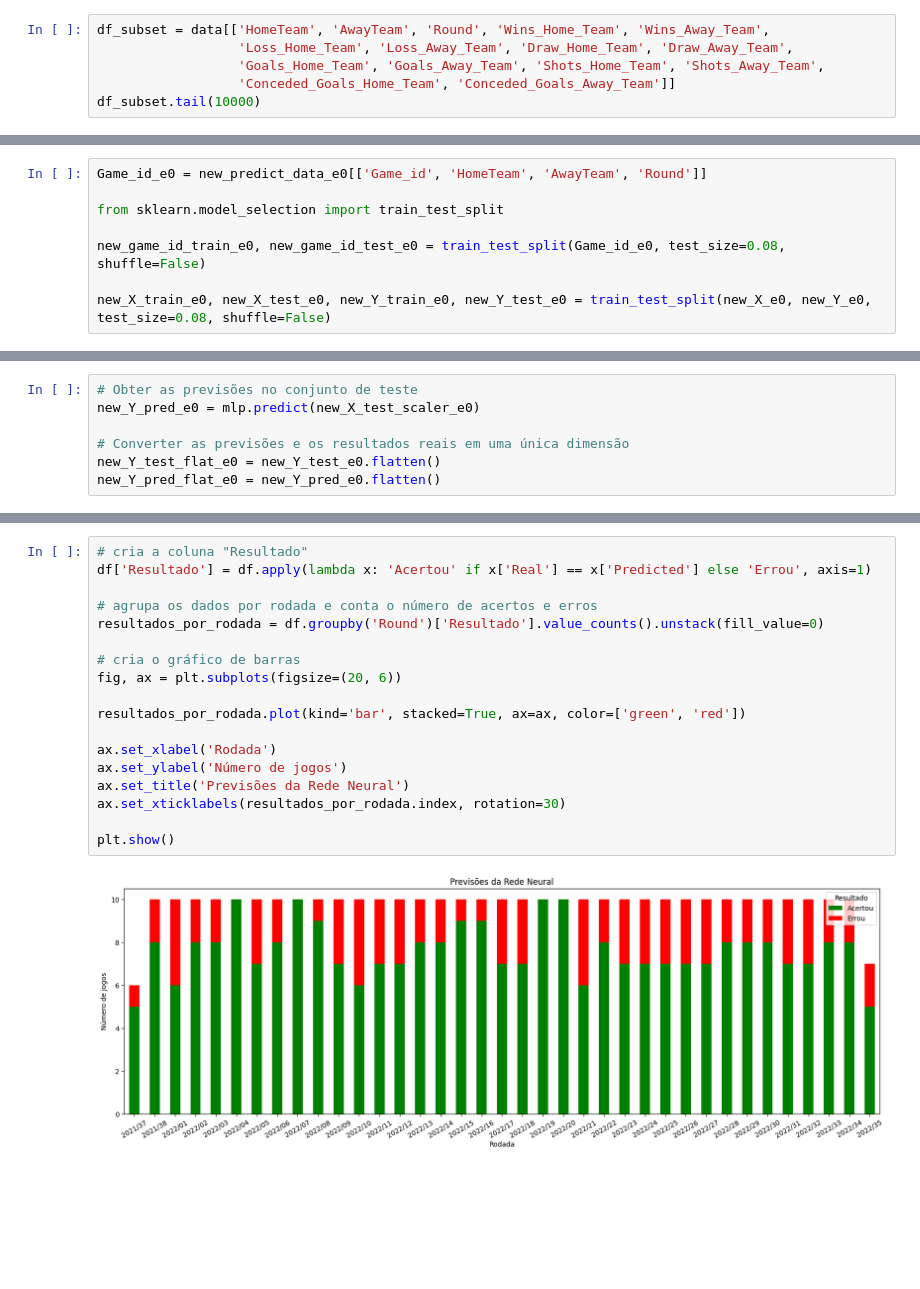
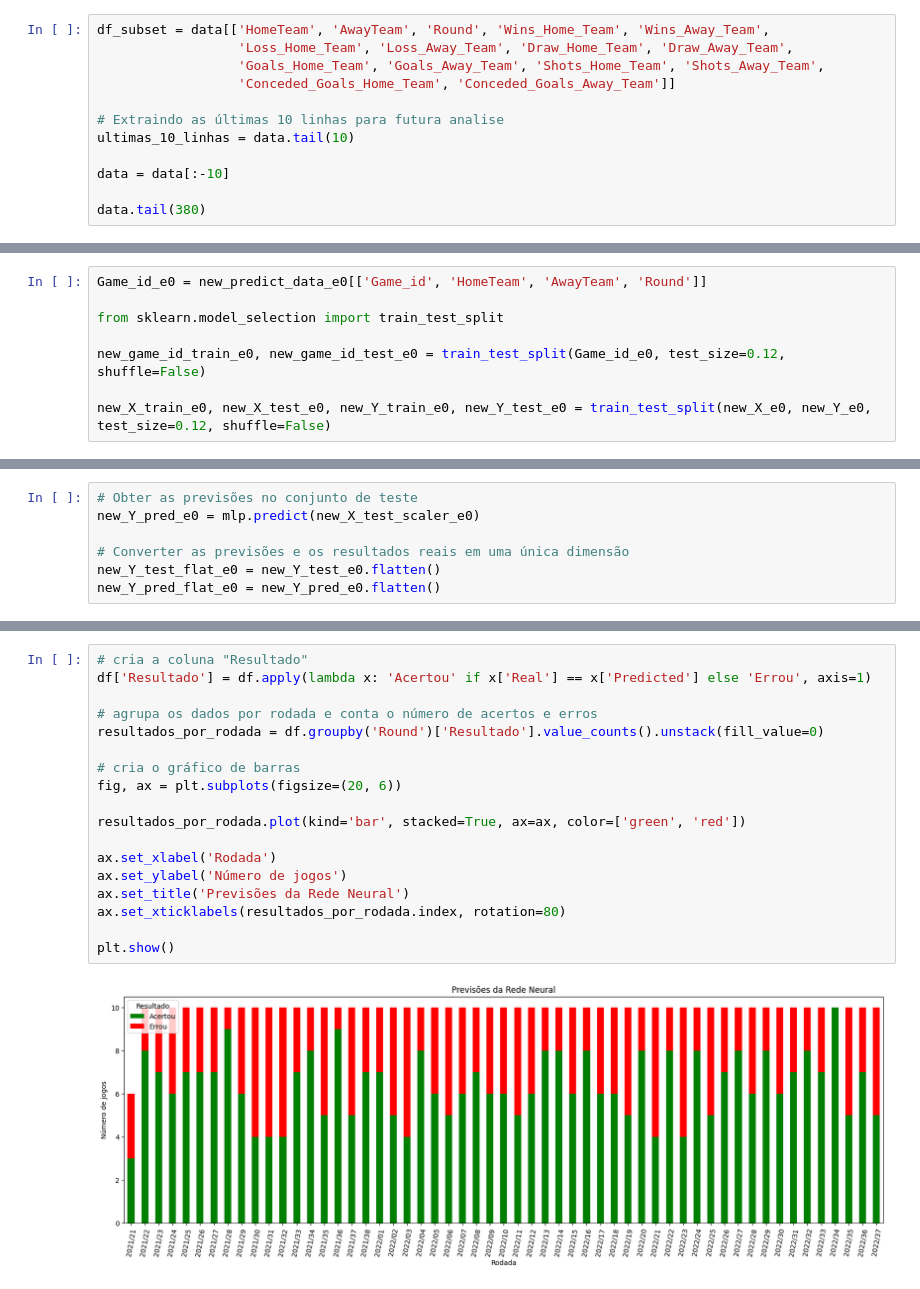
Before and after one commit to EdsonMenin/tcc, a Jupyter notebook: TCC.ipynb, the cells around one changed output, grey strips where cells are left out. Saved outputs shown, nothing was run; the diff lists cells and outputs as text; blank space fills up the shorter version.

```diff
--- a/TCC.ipynb
+++ b/TCC.ipynb
@@ -272,5 +304,11 @@ df_subset = data[['HomeTeam', 'AwayTeam', 'Round', 'Wins_Home_Team', 'Wins_Away_
                   'Loss_Home_Team', 'Loss_Away_Team', 'Draw_Home_Team', 'Draw_Away_Team',
                   'Goals_Home_Team', 'Goals_Away_Team', 'Shots_Home_Team', 'Shots_Away_Team',
                   'Conceded_Goals_Home_Team', 'Conceded_Goals_Away_Team']]
-df_subset.tail(10000)
+
+# Extraindo as últimas 10 linhas para futura analise
+ultimas_10_linhas = data.tail(10)
+
+data = data[:-10]
+
+data.tail(380)
 # %% [output]
@@ -495,9 +548,9 @@ Game_id_e0 = new_predict_data_e0[['Game_id', 'HomeTeam', 'AwayTeam', 'Round']]
 
 from sklearn.model_selection import train_test_split
 
-new_game_id_train_e0, new_game_id_test_e0 = train_test_split(Game_id_e0, test_size=0.08, shuffle=False)
+new_game_id_train_e0, new_game_id_test_e0 = train_test_split(Game_id_e0, test_size=0.12, shuffle=False)
 
-new_X_train_e0, new_X_test_e0, new_Y_train_e0, new_Y_test_e0 = train_test_split(new_X_e0, new_Y_e0, test_size=0.08, shuffle=False)
+new_X_train_e0, new_X_test_e0, new_Y_train_e0, new_Y_test_e0 = train_test_split(new_X_e0, new_Y_e0, test_size=0.12, shuffle=False)
 # %%
 from sklearn.preprocessing import LabelEncoder, MinMaxScaler
 # Normalizar os dados
@@ -570,20 +623,20 @@ A porcentagem de acertos é de 77.69%.
 # %%
 # cria a coluna "Resultado"
 df['Resultado'] = df.apply(lambda x: 'Acertou' if x['Real'] == x['Predicted'] else 'Errou', axis=1)
 
 # agrupa os dados por rodada e conta o número de acertos e erros
 resultados_por_rodada = df.groupby('Round')['Resultado'].value_counts().unstack(fill_value=0)
 
 # cria o gráfico de barras
 fig, ax = plt.subplots(figsize=(20, 6))
 
 resultados_por_rodada.plot(kind='bar', stacked=True, ax=ax, color=['green', 'red'])
 
 ax.set_xlabel('Rodada')
 ax.set_ylabel('Número de jogos')
 ax.set_title('Previsões da Rede Neural')
-ax.set_xticklabels(resultados_por_rodada.index, rotation=30)
+ax.set_xticklabels(resultados_por_rodada.index, rotation=80)
 
 plt.show()
 # %% [output]
-[figure, old version]
+[figure, new version]
```
Also changed, not shown: parts of 19 cells of this notebook.
